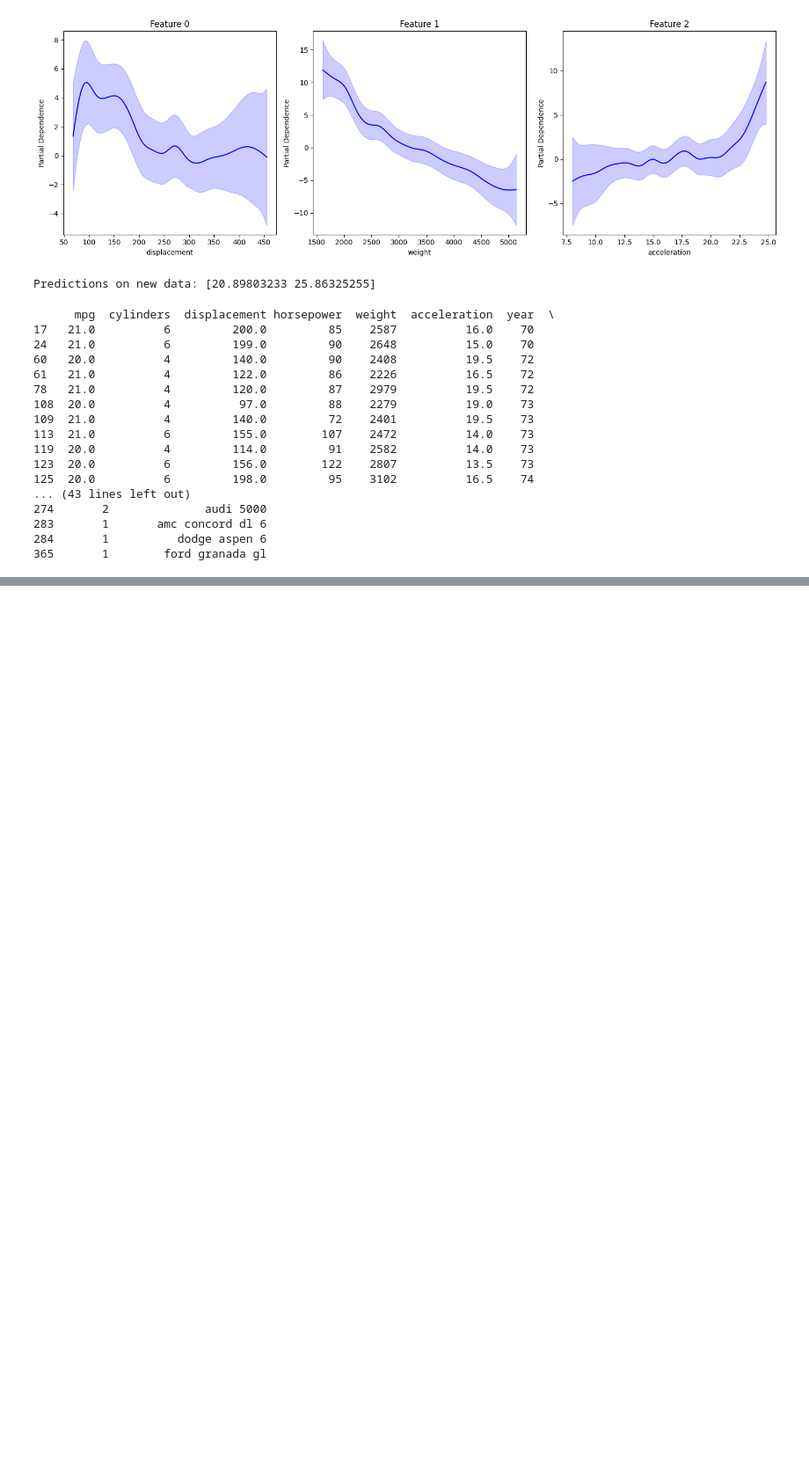
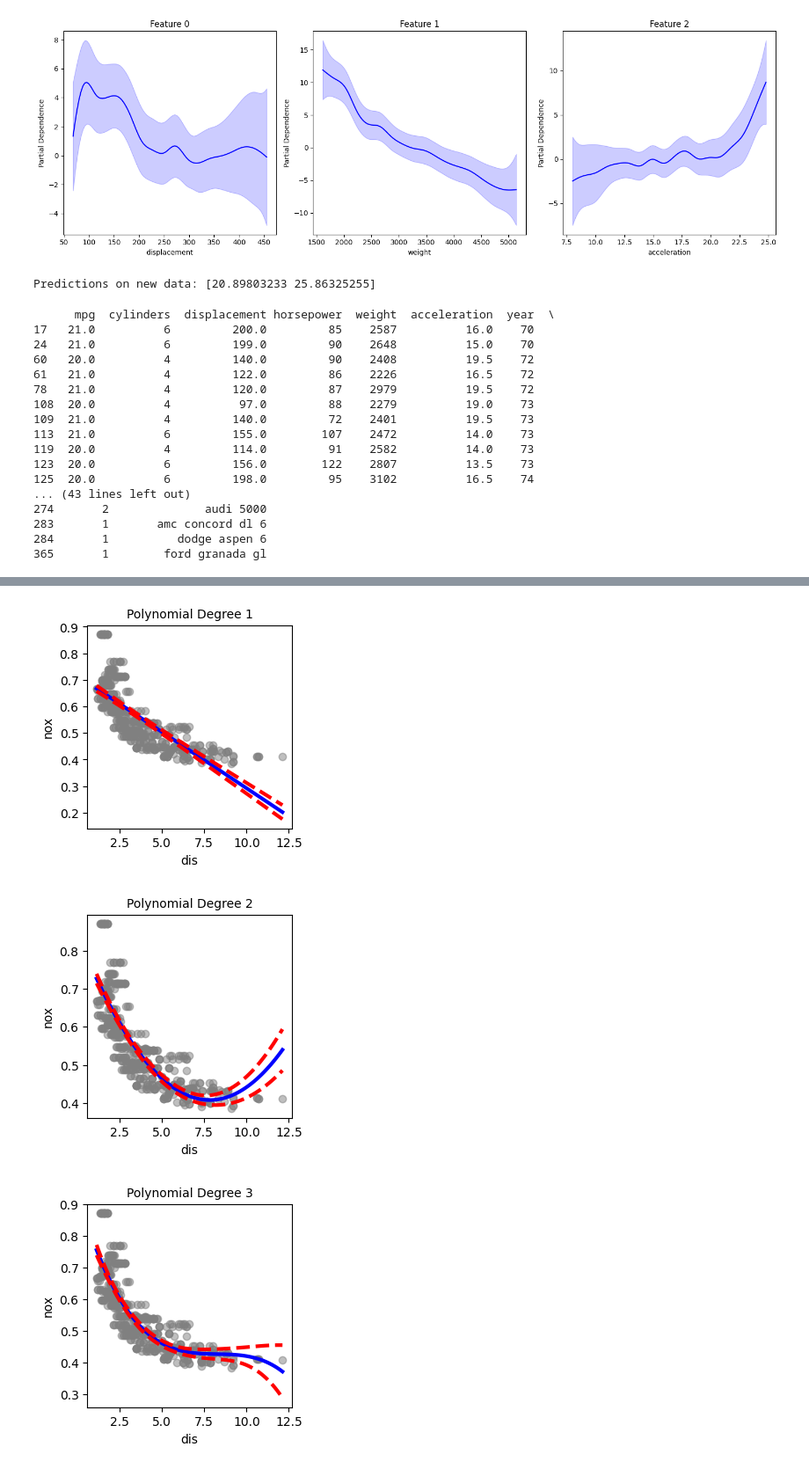
Before and after one commit to Cyclops9/ISL-Answers, a Jupyter notebook: Ch07-nonlib-applied.ipynb, the cells around one changed output, grey strips where cells are left out. Shown at 88% size. Saved outputs shown, nothing was run; the diff lists cells and outputs as text; code cells hidden in the pictures; blank space fills up the shorter version.

```diff
--- a/Ch07-nonlib-applied.ipynb
+++ b/Ch07-nonlib-applied.ipynb
@@ -365,0 +426,4 @@ print(filtered_auto)
+# %%
+models = [MS([poly('dis',degree=d)]) for d in range(1,11)]
+Xs = [md.fit_transform(boston) for md in models]
+anova_lm(*[sm.OLS(nox,X_).fit() for X_ in Xs])
@@ -365,0 +442,12 @@ print(filtered_auto)
+# %%
+for i, model in enumerate(models):
+    title = f'Polynomial Degree {i + 1}'
+    plot_fit(dis_df, model, title)
+
+# Show the plots
+plt.tight_layout()
+plt.show()
+# %% [output]
+[figure, added]
+[figure, added]
+[figure, added]
```
Also changed, not shown: parts of 61 cells of this notebook.
